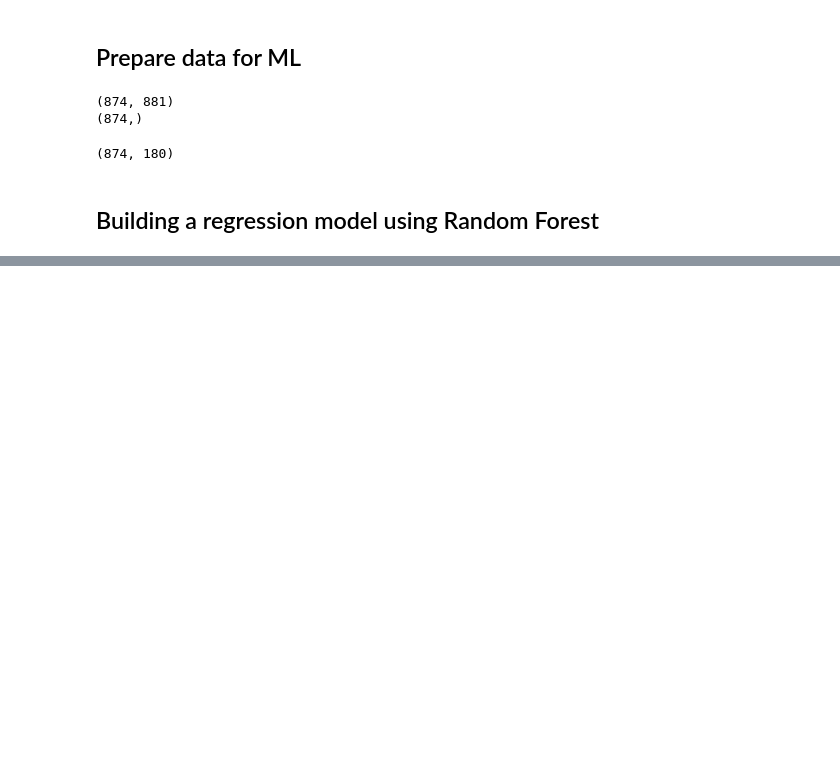
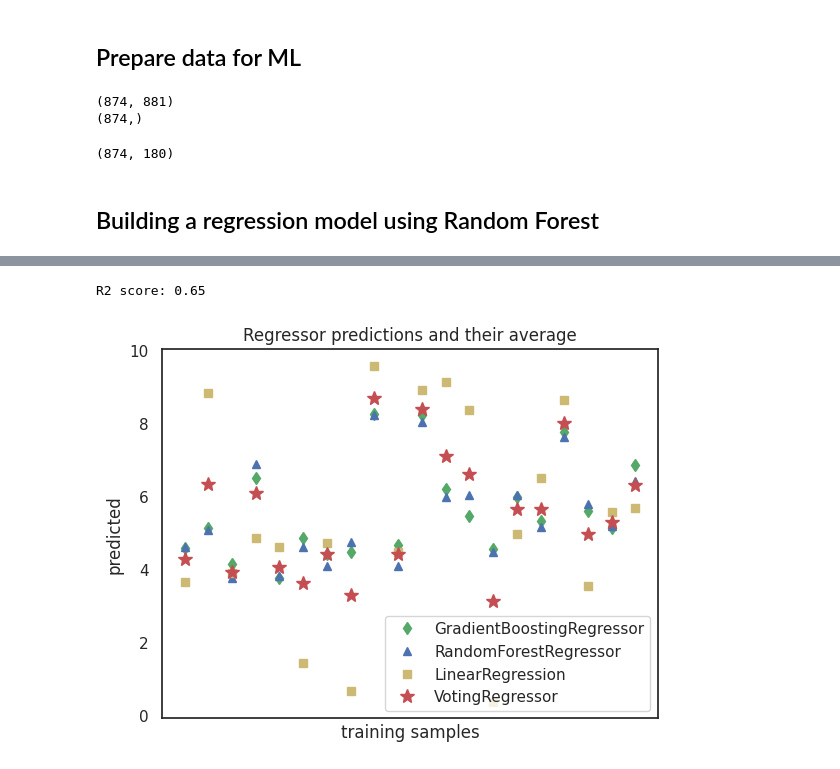
Before and after one commit to YIBOWAN200168/Colab, a Jupyter notebook: 5005PRE.ipynb, the cells around one changed output, grey strips where cells are left out. Drawn from its saved outputs; the diff is of its cells as text; code cells hidden in the pictures; blank space fills up the shorter version.

```diff
--- a/5005PRE.ipynb
+++ b/5005PRE.ipynb
@@ -889,0 +924,4 @@ r2
+# %%
+# Launching GB regression model
+model3 = VotingRegressor(estimators=[('gb', model1), ('rf', model), ('lr', model2)])
+model3.fit(X_train, Y_train)
@@ -889,0 +932,18 @@ r2
+# %%
+final_layer_rfr = RandomForestRegressor(
+     n_estimators=10, max_features=1, max_leaf_nodes=5,random_state=42)
+final_layer_gbr = GradientBoostingRegressor(
+     n_estimators=10, max_features=1, max_leaf_nodes=5,random_state=42)
+final_layer = StackingRegressor(
+     estimators=[('rf', final_layer_rfr),
+                 ('gbrt', final_layer_gbr)],
+     final_estimator=RidgeCV()
+     )
+# %%
+multi_layer_regressor = StackingRegressor(
+     estimators=[('ridge', RidgeCV()),
+                 ('lasso', LassoCV(random_state=42)),
+                 ('knr', KNeighborsRegressor(n_neighbors=20,
+                                             metric='euclidean'))],
+     final_estimator=final_layer)
+multi_layer_regressor.fit(X_train, Y_train)
@@ -890,3 +967,31 @@ r2
+# %%
+print('R2 score: {:.2f}'
+    .format(multi_layer_regressor.score(X_test, Y_test)))
+# %% [output]
+R2 score: 0.65
+# %%
+xt = X_train[:20]
+
+pred1 = model1.predict(xt)
+pred2 = model.predict(xt)
+pred3 = model2.predict(xt)
+pred4 = model3.predict(xt)
+# %%
+plt.figure()
+plt.plot(pred1, "gd", label="GradientBoostingRegressor")
+plt.plot(pred2, "b^", label="RandomForestRegressor")
+plt.plot(pred3, "ys", label="LinearRegression")
+plt.plot(pred4, "r*", ms=10, label="VotingRegressor")
+
+plt.tick_params(axis="x", which="both", bottom=False, top=False, labelbottom=False)
+plt.ylabel("predicted")
+plt.xlabel("training samples")
+plt.legend(loc="best")
+plt.title("Regressor predictions and their average")
+
+plt.show()
+# %% [output]
+[figure, added]
 # %%
 # Trying to predict value with test
 Y_pred = model.predict(X_test)
```
Also changed, not shown: parts of 23 cells of this notebook.
